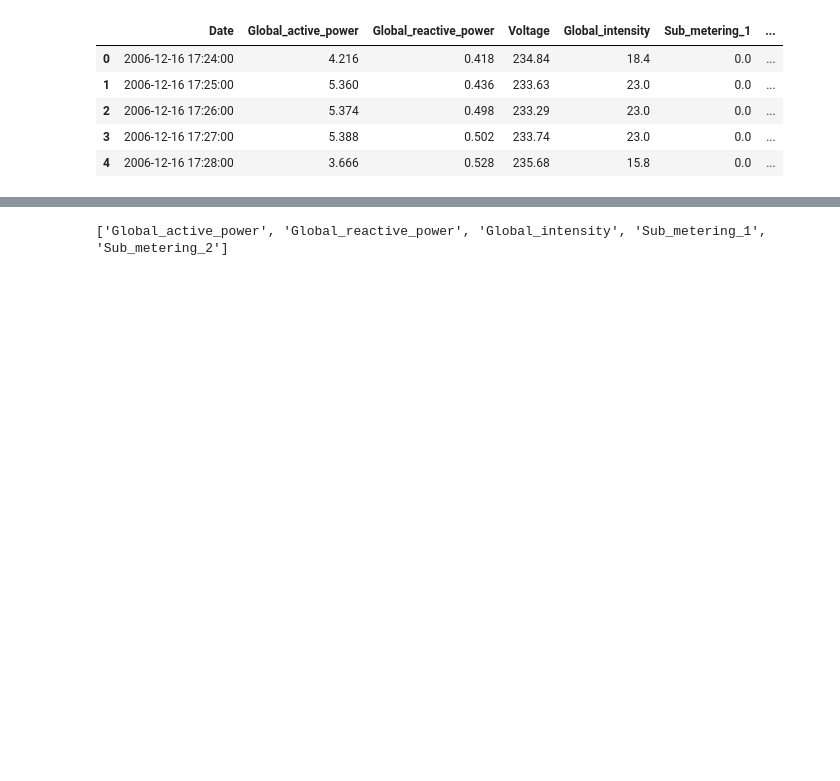
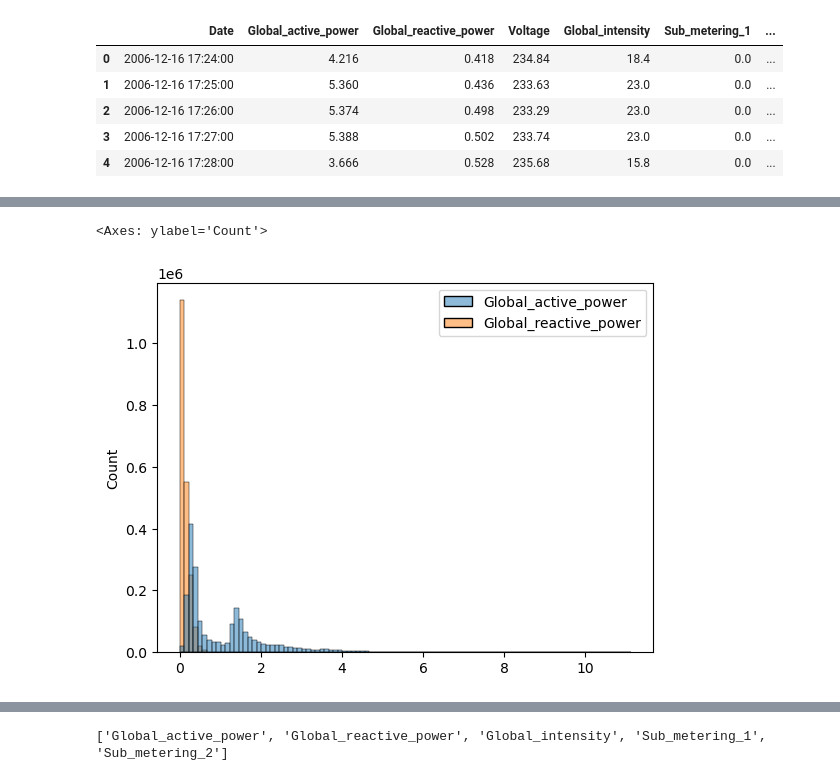
Before and after one commit to LewisT1424/Energy-Consumption-Forecasting, a Jupyter notebook: main.ipynb, the cells around one changed output, grey strips where cells are left out. Cells and saved outputs as stored; diff of their text form; code cells hidden in the pictures; blank space fills up the shorter version.

```diff
--- a/main.ipynb
+++ b/main.ipynb
@@ -60,0 +70,5 @@ sns.boxplot(x=df['Global_active_power'])
+# %%
+sns.histplot(data=data[['Global_active_power', 'Global_reactive_power']], bins=100)
+# %% [output]
+<Axes: ylabel='Count'>
+[figure, added]
```
Also changed, not shown: parts of 16 cells of this notebook.
